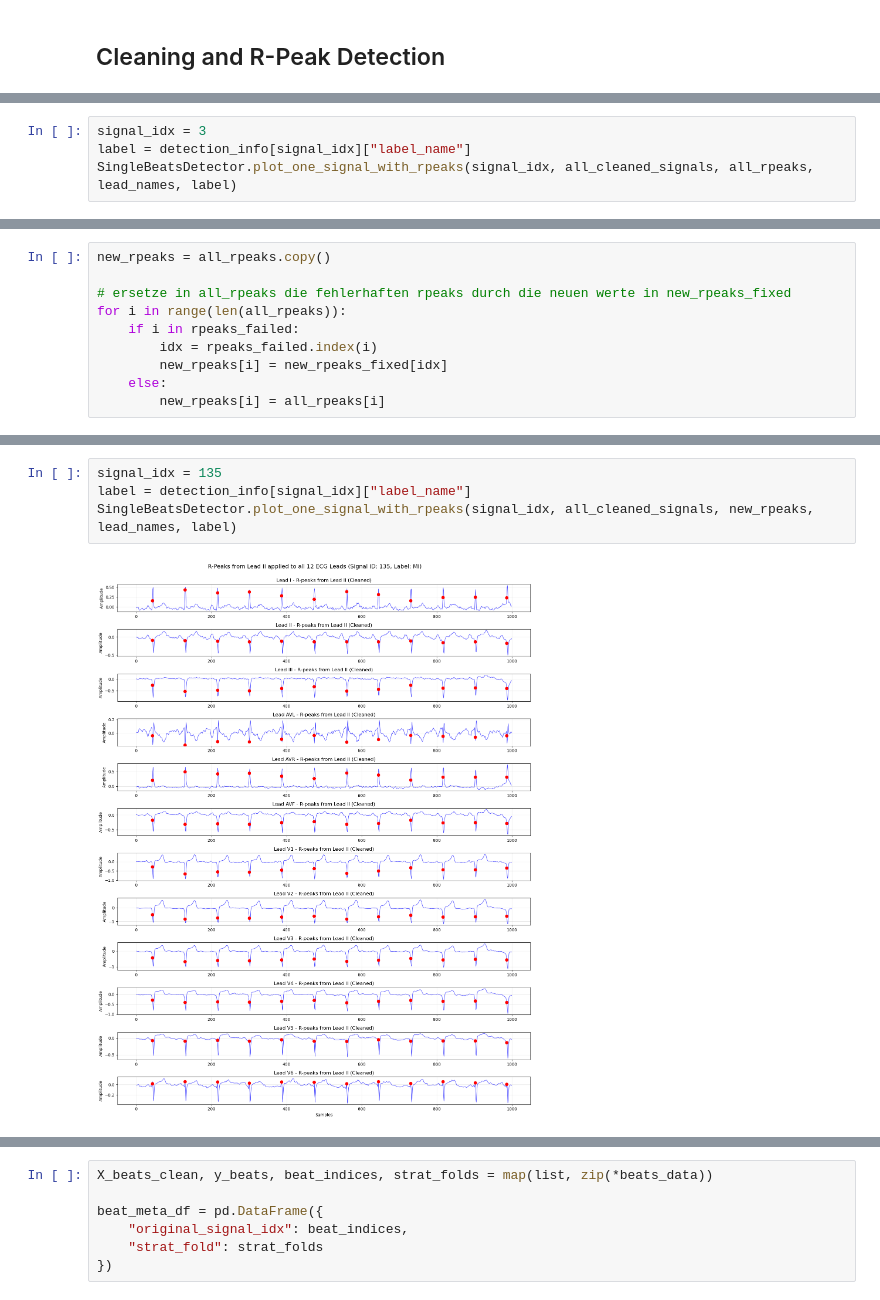
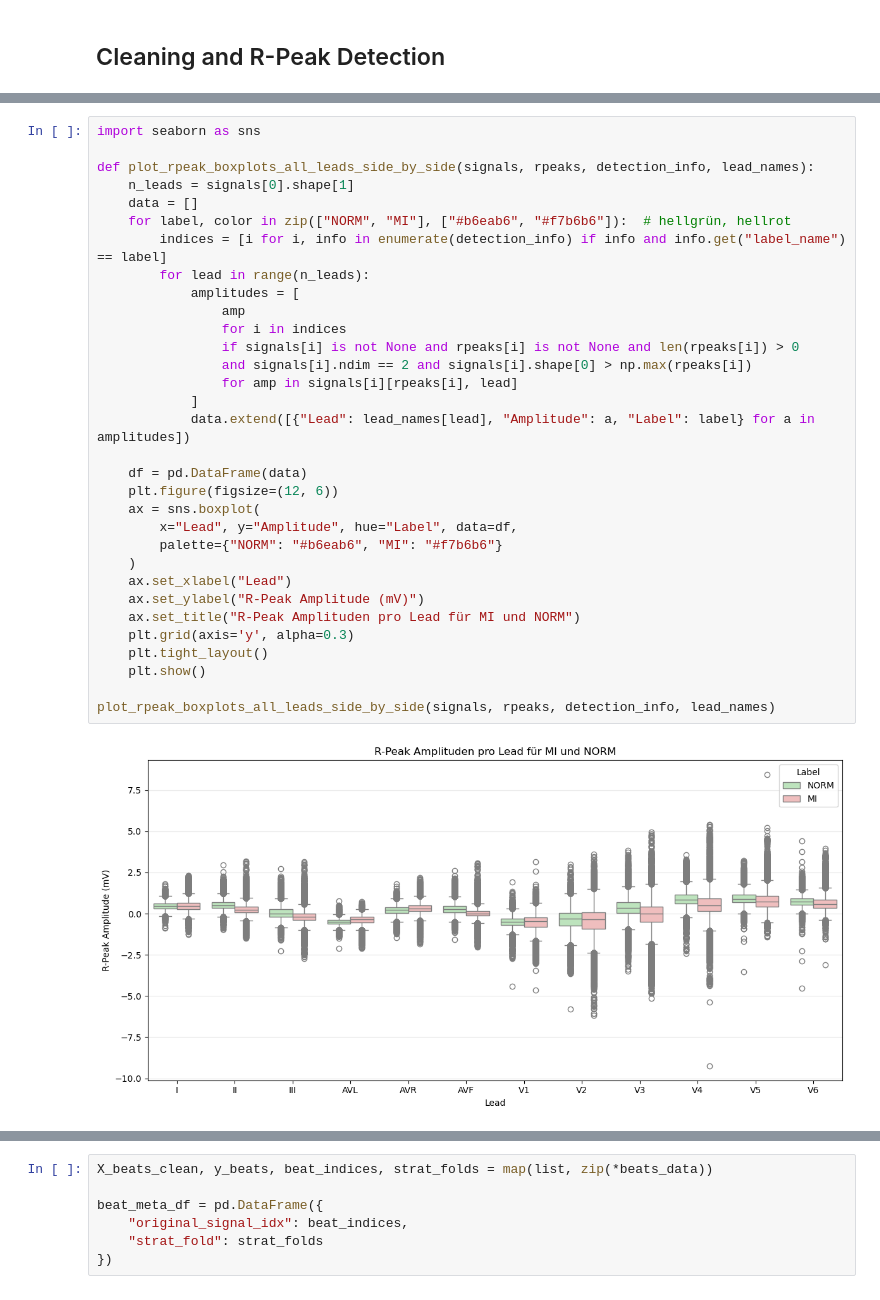
Before and after one commit to AliceKitchkin/ECG_xAI, a Jupyter notebook: notebooks/01_data_pipeline.ipynb, the cells around one changed output, grey strips where cells are left out. Drawn from its saved outputs; the diff is of its cells as text.

```diff
--- a/notebooks/01_data_pipeline.ipynb
+++ b/notebooks/01_data_pipeline.ipynb
@@ -191,4 +190,0 @@ R-Peaks < 0.1 in Lead II and V5: 2149, ID examples: [3, 26, 27, 35, 43, 85, 88,
-# %%
-signal_idx = 3
-label = detection_info[signal_idx]["label_name"]
-SingleBeatsDetector.plot_one_signal_with_rpeaks(signal_idx, all_cleaned_signals, all_rpeaks, lead_names, label)
@@ -221,10 +190,0 @@ for id, signal in enumerate(signals_failed_rpeaks):
-# %%
-new_rpeaks = all_rpeaks.copy()
-
-# ersetze in all_rpeaks die fehlerhaften rpeaks durch die neuen werte in new_rpeaks_fixed
-for i in range(len(all_rpeaks)):
-    if i in rpeaks_failed:
-        idx = rpeaks_failed.index(i)
-        new_rpeaks[i] = new_rpeaks_fixed[idx]
-    else:
-        new_rpeaks[i] = all_rpeaks[i]
@@ -243,6 +191,34 @@ R-Peaks < 0.1 in Lead II und V5: 379, ID examples: [26, 129, 132, 135, 138, 200,
-# %%
-signal_idx = 135
-label = detection_info[signal_idx]["label_name"]
-SingleBeatsDetector.plot_one_signal_with_rpeaks(signal_idx, all_cleaned_signals, new_rpeaks, lead_names, label)
-# %% [output]
-[figure, removed]
+# %%
+import seaborn as sns
+
+def plot_rpeak_boxplots_all_leads_side_by_side(signals, rpeaks, detection_info, lead_names):
+    n_leads = signals[0].shape[1]
+    data = []
+    for label, color in zip(["NORM", "MI"], ["#b6eab6", "#f7b6b6"]):  # hellgrün, hellrot
+        indices = [i for i, info in enumerate(detection_info) if info and info.get("label_name") == label]
+        for lead in range(n_leads):
+            amplitudes = [
+                amp
+                for i in indices
+                if signals[i] is not None and rpeaks[i] is not None and len(rpeaks[i]) > 0
+                and signals[i].ndim == 2 and signals[i].shape[0] > np.max(rpeaks[i])
+                for amp in signals[i][rpeaks[i], lead]
+            ]
+            data.extend([{"Lead": lead_names[lead], "Amplitude": a, "Label": label} for a in amplitudes])
+
+    df = pd.DataFrame(data)
+    plt.figure(figsize=(12, 6))
+    ax = sns.boxplot(
+        x="Lead", y="Amplitude", hue="Label", data=df,
+        palette={"NORM": "#b6eab6", "MI": "#f7b6b6"}
+    )
+    ax.set_xlabel("Lead")
+    ax.set_ylabel("R-Peak Amplitude (mV)")
+    ax.set_title("R-Peak Amplituden pro Lead für MI und NORM")
+    plt.grid(axis='y', alpha=0.3)
+    plt.tight_layout()
+    plt.show()
+
+plot_rpeak_boxplots_all_leads_side_by_side(signals, rpeaks, detection_info, lead_names)
+# %% [output]
+[figure, added]
```
Also changed, not shown: parts of 74 cells of this notebook.
